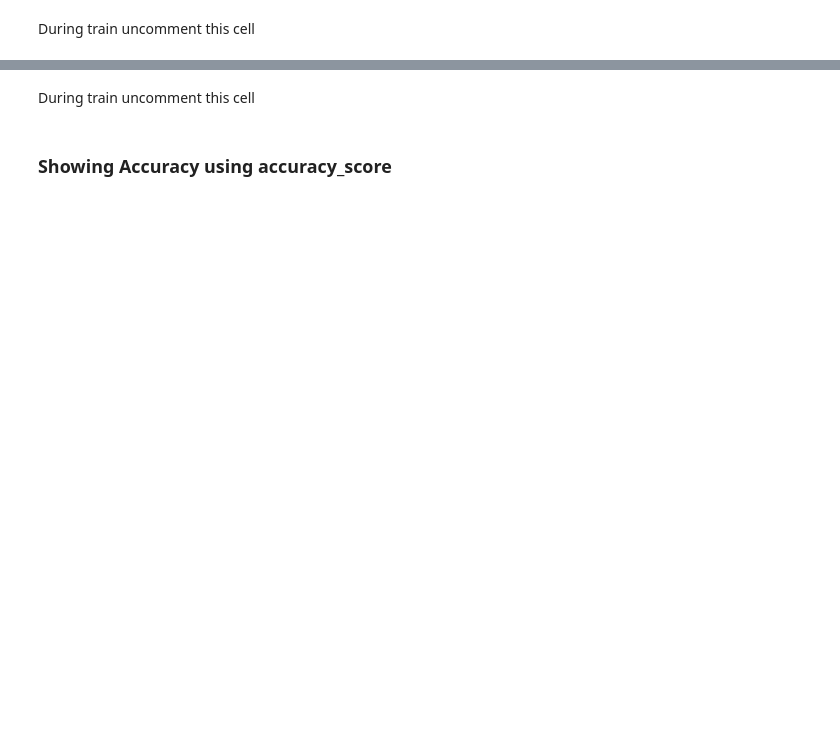
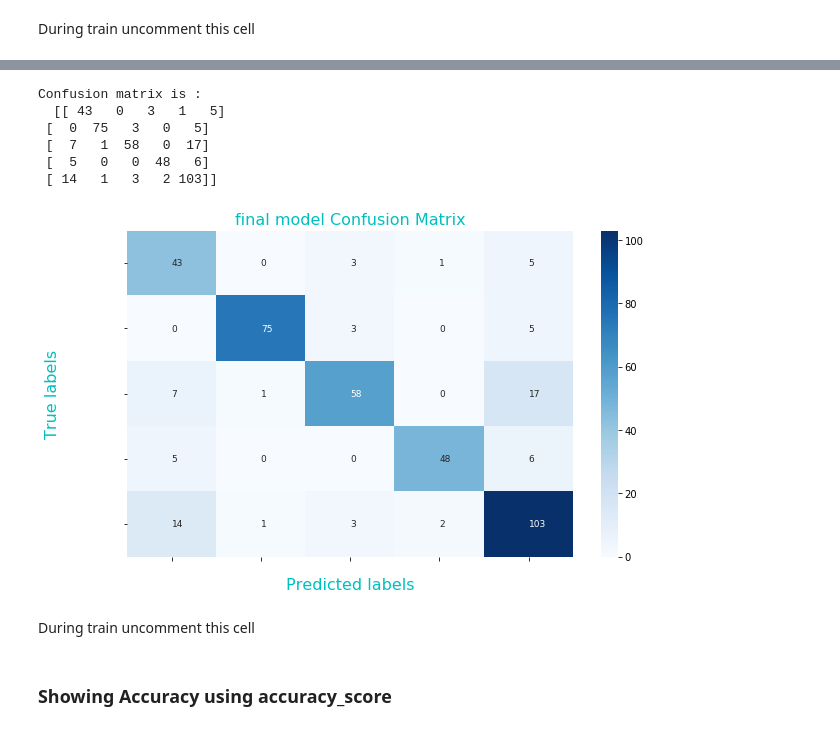
Before and after one commit to yousefkhaled282/Human-Activity-Recognition, a Jupyter notebook: Human Activity Recognition.ipynb, the cells around one changed output, grey strips where cells are left out. Cells and saved outputs as stored; diff of their text form; code cells hidden in the pictures; blank space fills up the shorter version.

```diff
--- a/Human Activity Recognition.ipynb
+++ b/Human Activity Recognition.ipynb
@@ -354,5 +350,5 @@ y_independent.shape
 # %%
-z=le.inverse_transform(np.unique(y_independent))
+z=le.inverse_transform(np.unique(y_labeled_test))
 # %%
 z
 # %% [output]
@@ -620,3 +614,39 @@ Confusion matrix is :
+# %%
+from sklearn.linear_model import LogisticRegression
+rf = RandomForestClassifier(n_estimators=50, random_state=1)
+knn = KNeighborsClassifier(n_neighbors = 4, metric = 'minkowski', p = 1)
+dt = tree.DecisionTreeClassifier(max_depth = K,criterion = 'entropy',random_state=49)
+svm = SVC(kernel = 'rbf')
+nb = GaussianNB()
+lr = LogisticRegression(multi_class='multinomial', random_state=1)
+from sklearn.ensemble import VotingClassifier
+final_model = VotingClassifier(estimators=[('svm', svm), ('knn', knn),('lr',lr), ('rf', rf),('dt',dt),('nb',nb)], voting='hard')
+final_model.fit(x_Scaler_train, y_labeled)
+pred_final = final_model.predict(x_Scaler_test)
+cm = confusion_matrix(y_labeled_test, pred_final)
+print("Confusion matrix is :\n ", cm)
+annot_kws = {"ha": 'left',"va": 'center','size': 9}
+plt.figure(figsize=(10,6))
+ax= plt.subplot()
+sns.heatmap(cm, annot=True, fmt='g',cmap = 'Blues',annot_kws=annot_kws, ax=ax);
+bottom, top = ax.get_ylim()
+ax.set_ylim(bottom + 0.5, top - 0.5)
+# labels, title and ticks
+ax.set_xlabel('Predicted labels',fontsize=16,color='c')
+ax.set_ylabel('True labels',fontsize=16,color='c');
+ax.set_title('final model Confusion Matrix',fontsize=16,color='c');
+plt.xticks(fontsize=10,color='white')
+plt.yticks(fontsize=10,color='white',rotation=0)
+ax.xaxis.set_ticklabels(z);
+ax.yaxis.set_ticklabels(z);
+# %% [output]
+Confusion matrix is :
+  [[ 43   0   3   1   5]
+ [  0  75   3   0   5]
+ [  7   1  58   0  17]
+ [  5   0   0  48   6]
+ [ 14   1   3   2 103]]
+[figure, added]
 # %% [markdown]
 During train uncomment this cell
 # %% [markdown]
```
Also changed, not shown: parts of 27 cells of this notebook, 18 other files.
